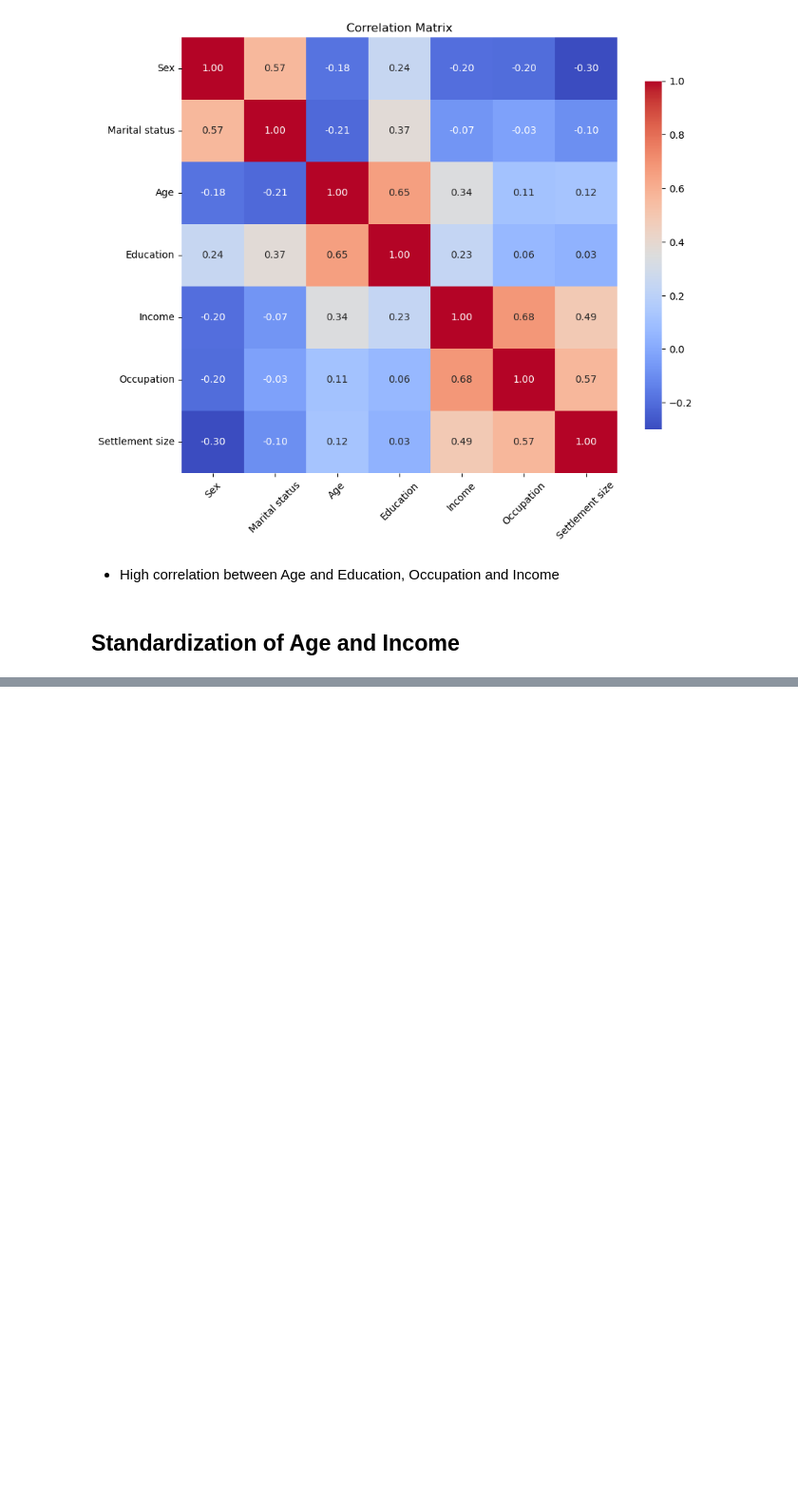
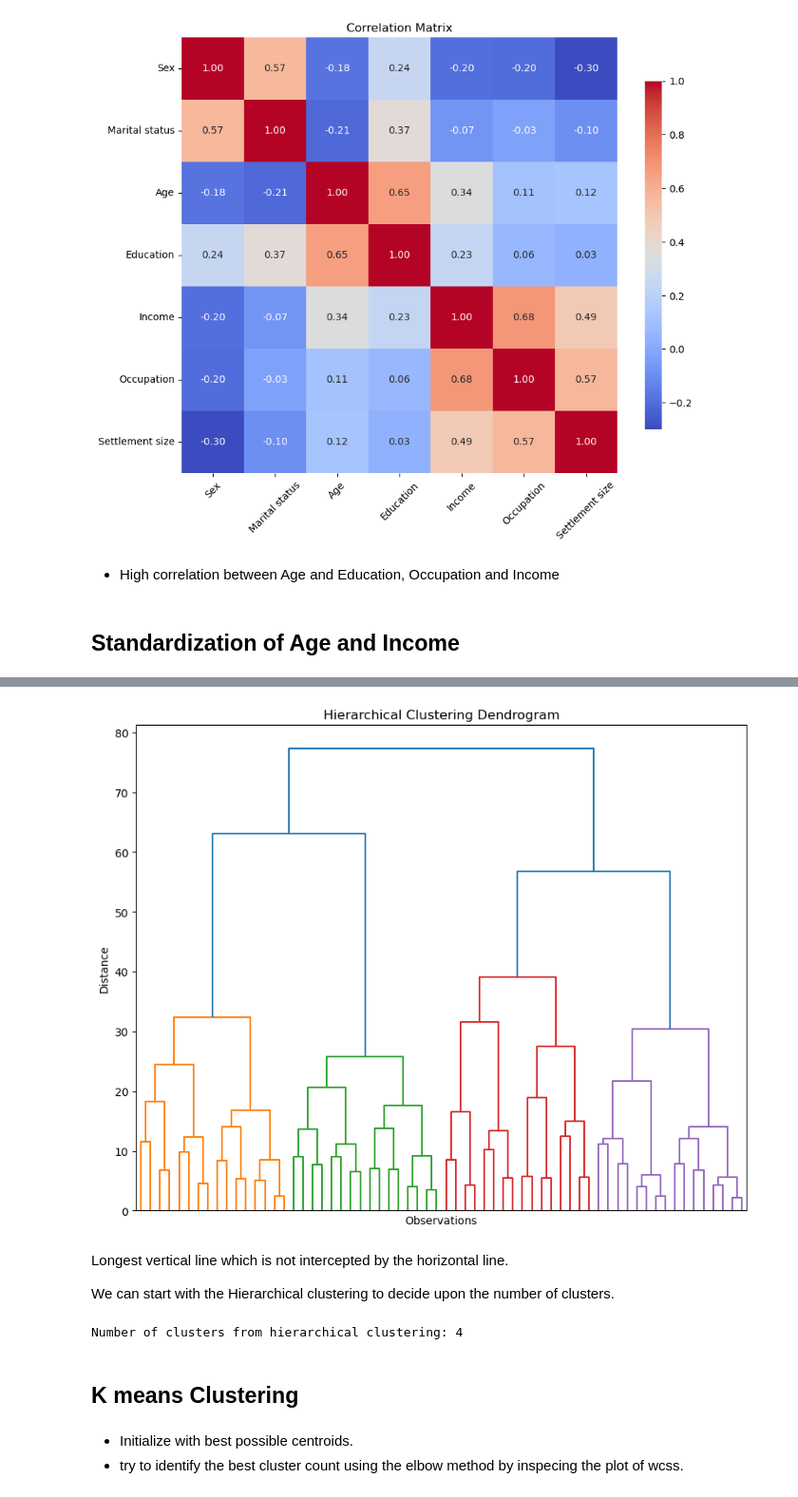
Before and after one commit to satwikboina111/CustomerAnalytics, a Jupyter notebook: Notebooks/Customer_Segmentation.ipynb, the cells around one changed output, grey strips where cells are left out. Shown at 95% size. Drawn from its saved outputs; the diff is of its cells as text; code cells hidden in the pictures; blank space fills up the shorter version.

```diff
--- a/Notebooks/Customer_Segmentation.ipynb
+++ b/Notebooks/Customer_Segmentation.ipynb
@@ -102,0 +114,20 @@ data = scaler.fit_transform(df)
+# %%
+clusters = linkage(data, method='ward')
+# %%
+plot_dendrogram(clusters, levels=5)
+# %% [output]
+[figure, added]
+# %% [markdown]
+Longest vertical line which is not intercepted by the horizontal line.
+
+We can start with the Hierarchical clustering to decide upon the number of clusters.
+# %%
+number_of_clusters = clusters.shape[-1]
+print(f"Number of clusters from hierarchical clustering: {number_of_clusters}")
+# %% [output]
+Number of clusters from hierarchical clustering: 4
+# %% [markdown]
+## K means Clustering
+# %% [markdown]
+- Initialize with best possible centroids.
+- try to identify the best cluster count using the elbow method by inspecing the plot of wcss.
```
Also changed, not shown: parts of 12 cells of this notebook, 1 other file.
